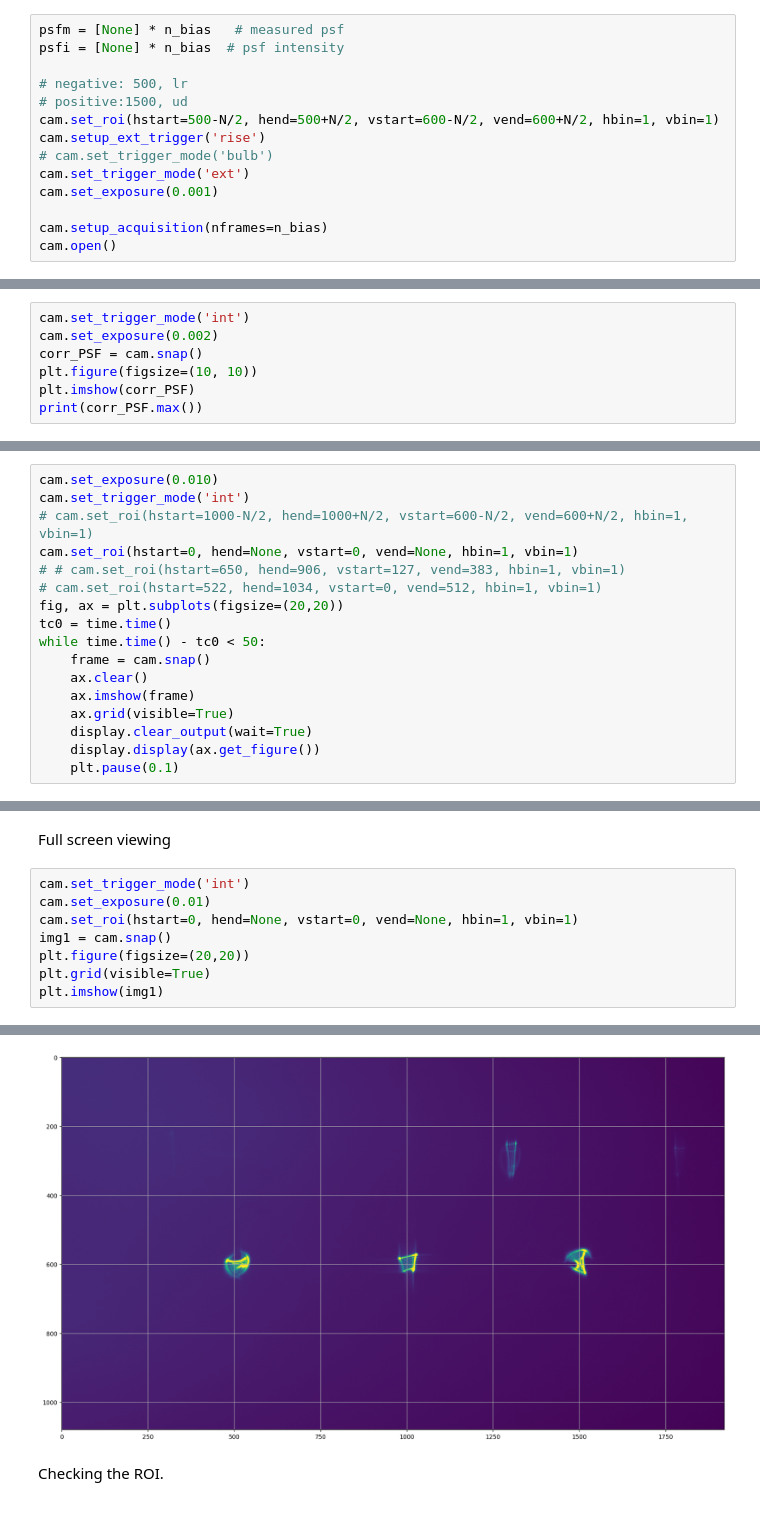
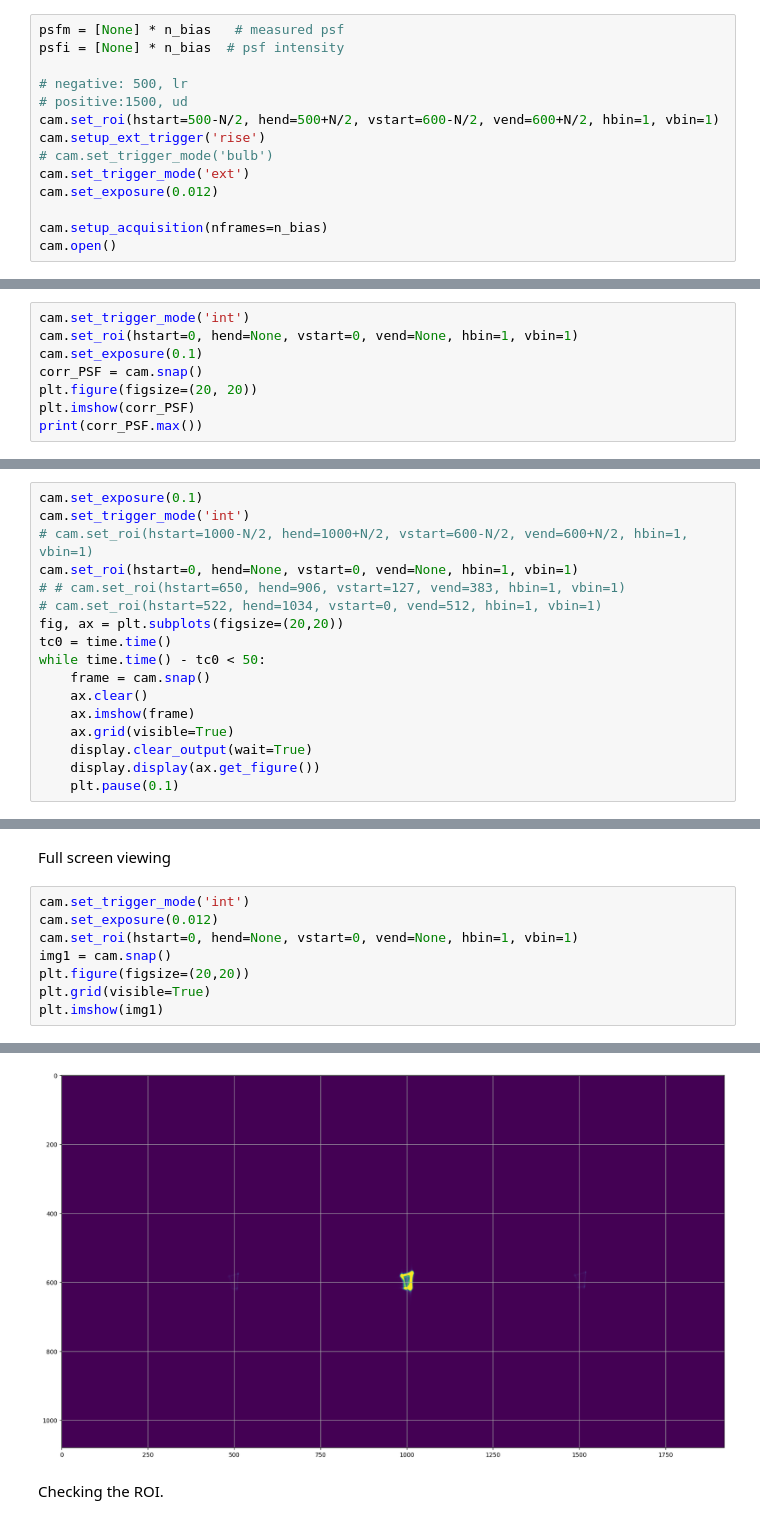
Before and after one commit to imperial-photonics/HexSimInstrument, a Jupyter notebook: R11SLM_correction_Chebyshev_HT.ipynb, the cells around one changed output, grey strips where cells are left out. Drawn from its saved outputs; the diff is of its cells as text.

```diff
--- a/R11SLM_correction_Chebyshev_HT.ipynb
+++ b/R11SLM_correction_Chebyshev_HT.ipynb
@@ -758,7 +765,7 @@ cam.set_roi(hstart=500-N/2, hend=500+N/2, vstart=600-N/2, vend=600+N/2, hbin=1,
 cam.setup_ext_trigger('rise')
 # cam.set_trigger_mode('bulb')
 cam.set_trigger_mode('ext')
-cam.set_exposure(0.001)
+cam.set_exposure(0.012)
 
 cam.setup_acquisition(nframes=n_bias)
 cam.open()
@@ -1097,8 +1118,9 @@ Repertoire updated in 17.190260887145996s
 # %%
 cam.set_trigger_mode('int')
-cam.set_exposure(0.002)
+cam.set_roi(hstart=0, hend=None, vstart=0, vend=None, hbin=1, vbin=1)
+cam.set_exposure(0.1)
 corr_PSF = cam.snap()
-plt.figure(figsize=(10, 10))
+plt.figure(figsize=(20, 20))
 plt.imshow(corr_PSF)
 print(corr_PSF.max())
 # %% [output]
@@ -1109,7 +1131,7 @@ print(corr_PSF.max())
 # %% [markdown]
 Live camera viewing.
 # %%
-cam.set_exposure(0.010)
+cam.set_exposure(0.1)
 cam.set_trigger_mode('int')
 # cam.set_roi(hstart=1000-N/2, hend=1000+N/2, vstart=600-N/2, vend=600+N/2, hbin=1, vbin=1)
 cam.set_roi(hstart=0, hend=None, vstart=0, vend=None, hbin=1, vbin=1)
@@ -1131,15 +1153,15 @@ while time.time() - tc0 < 50:
 Full screen viewing
 # %%
 cam.set_trigger_mode('int')
-cam.set_exposure(0.01)
+cam.set_exposure(0.012)
 cam.set_roi(hstart=0, hend=None, vstart=0, vend=None, hbin=1, vbin=1)
 img1 = cam.snap()
 plt.figure(figsize=(20,20))
 plt.grid(visible=True)
 plt.imshow(img1)
 # %% [output]
 <matplotlib.image.AxesImage at 0x...>
-[figure, old version]
+[figure, new version]
 # %% [markdown]
 Checking the ROI.
 # %%
```
Also changed, not shown: parts of 15 cells of this notebook.
